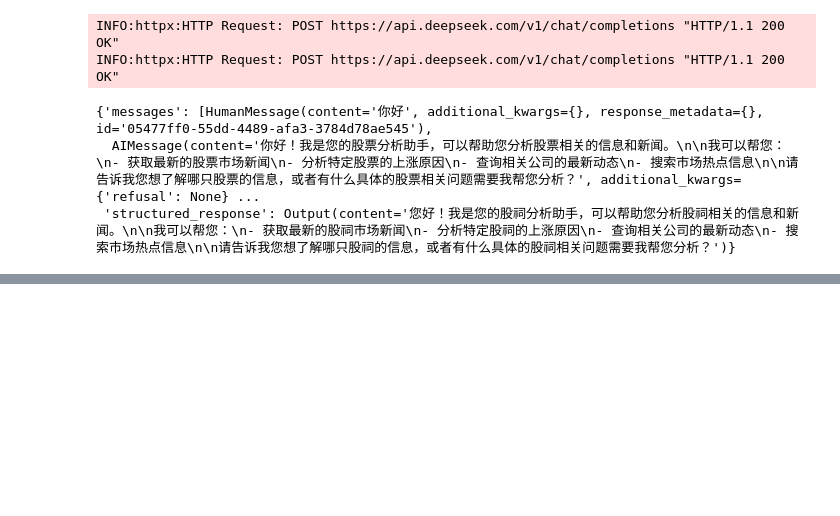
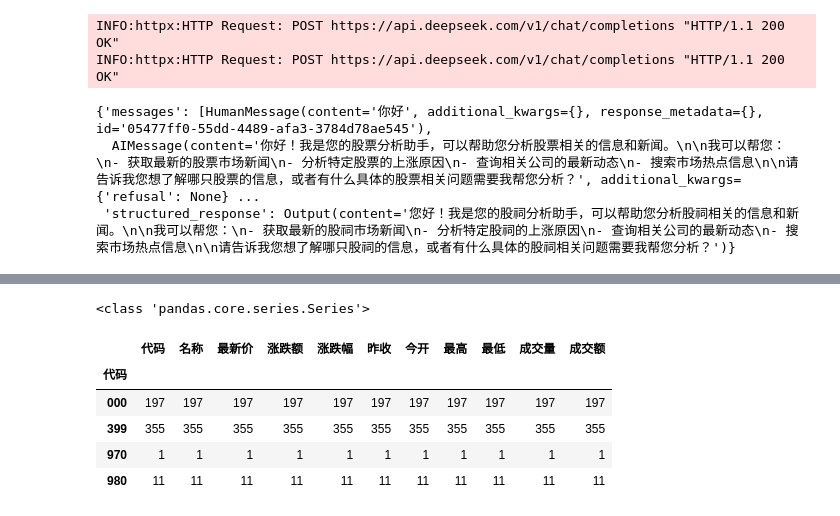
Before and after one commit to emperzz/StockAI, a Jupyter notebook: test.ipynb, the cells around one changed output, grey strips where cells are left out. Cells and saved outputs as stored; diff of their text form; code cells hidden in the pictures; blank space fills up the shorter version.

```diff
--- a/test.ipynb
+++ b/test.ipynb
@@ -313,0 +335,16 @@ result
+# %%
+for _, row in df.head(1).iterrows():
+    print(type(row))
+# %% [output]
+<class 'pandas.core.series.Series'>
+# %%
+df = ak.stock_zh_index_spot_sina()
+df.a = df['代码'].apply(lambda x: x[2:5])
+df.groupby(df.a).count()
+# %% [output]
+|  | 代码 | 名称 | 最新价 | 涨跌额 | 涨跌幅 | 昨收 | 今开 | 最高 | 最低 | 成交量 | 成交额 |
+| 代码 |  |  |  |  |  |  |  |  |  |  |  |
+| 000 | 197 | 197 | 197 | 197 | 197 | 197 | 197 | 197 | 197 | 197 | 197 |
+| 399 | 355 | 355 | 355 | 355 | 355 | 355 | 355 | 355 | 355 | 355 | 355 |
+| 970 | 1 | 1 | 1 | 1 | 1 | 1 | 1 | 1 | 1 | 1 | 1 |
+| 980 | 11 | 11 | 11 | 11 | 11 | 11 | 11 | 11 | 11 | 11 | 11 |
```
Also changed, not shown: parts of 9 cells of this notebook, 10 other files.
